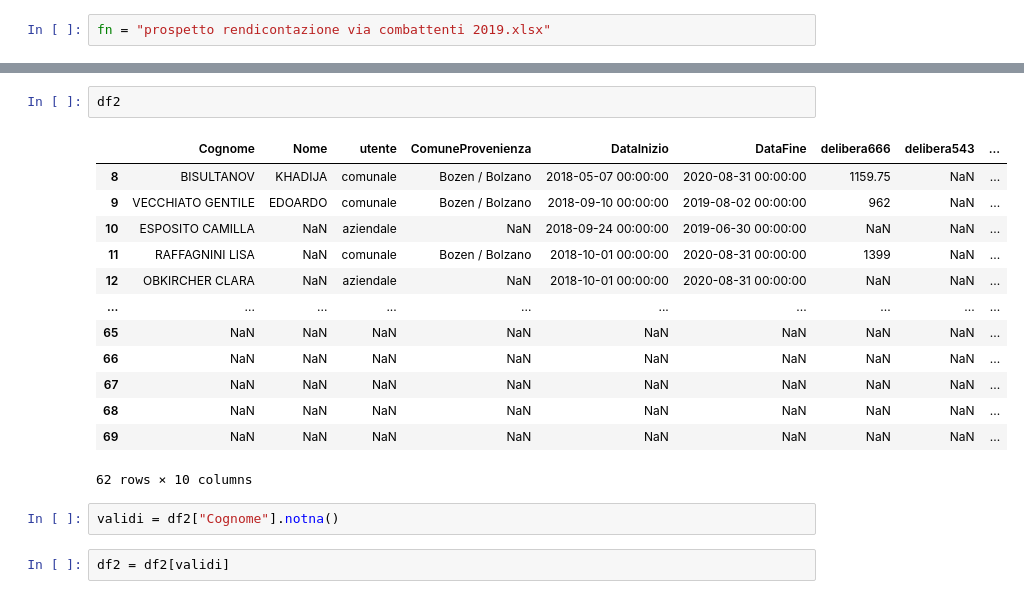
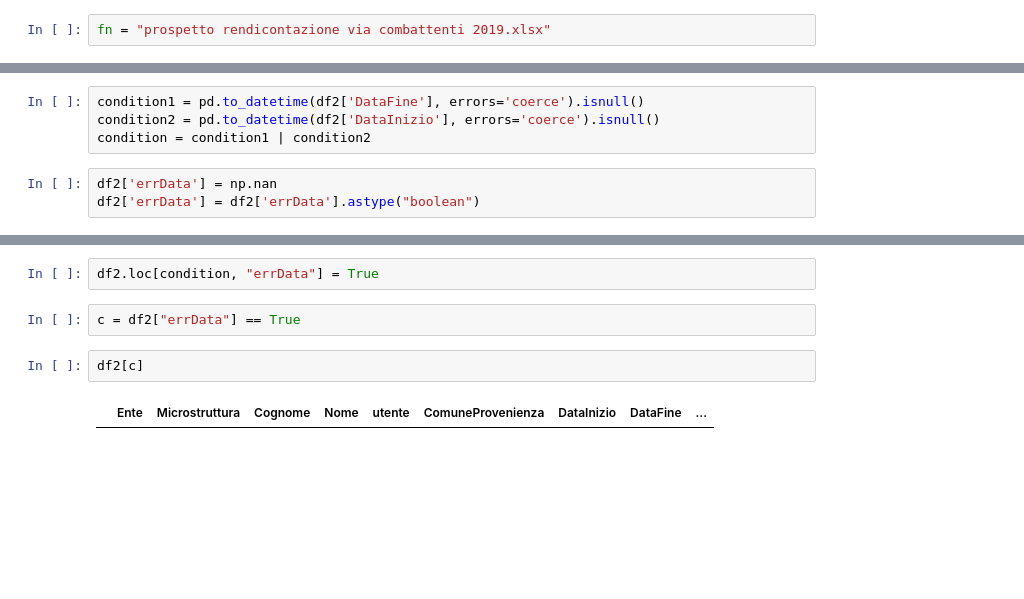
Before and after one commit to stfzz/max, a Jupyter notebook: pages/Jupyter/kitas.ipynb, the cells around one changed output, grey strips where cells are left out. Saved outputs shown, nothing was run; the diff lists cells and outputs as text; blank space fills up the shorter version.

Commit message:
consolidato prepare_data per entrambi i fogli

```diff
--- a/pages/Jupyter/kitas.ipynb
+++ b/pages/Jupyter/kitas.ipynb
@@ -69,0 +40,7 @@ df2.columns = ["Cognome", "Nome", "utente", "ComuneProvenienza", "DataInizio","D
+# %%
+condition1 = pd.to_datetime(df2['DataFine'], errors='coerce').isnull()
+condition2 = pd.to_datetime(df2['DataInizio'], errors='coerce').isnull()
+condition = condition1 | condition2
+# %%
+df2['errData'] = np.nan
+df2['errData'] = df2['errData'].astype("boolean")
@@ -70,20 +65,8 @@ df2.columns = ["Cognome", "Nome", "utente", "ComuneProvenienza", "DataInizio","D
+# %%
+df2.loc[condition, "errData"] = True
+# %%
+c = df2["errData"] == True
 # %%
-df2
+df2[c]
 # %% [output]
-|  | Cognome | Nome | utente | ComuneProvenienza | DataInizio | DataFine | delibera666 | delibera543 | ... |
-| 8 | BISULTANOV | KHADIJA | comunale | Bozen / Bolzano | 2018-05-07 00:00:00 | 2020-08-31 00:00:00 | 1159.75 | NaN | ... |
-| 9 | VECCHIATO GENTILE | EDOARDO | comunale | Bozen / Bolzano | 2018-09-10 00:00:00 | 2019-08-02 00:00:00 | 962 | NaN | ... |
-| 10 | ESPOSITO CAMILLA | NaN | aziendale | NaN | 2018-09-24 00:00:00 | 2019-06-30 00:00:00 | NaN | NaN | ... |
-| 11 | RAFFAGNINI LISA | NaN | comunale | Bozen / Bolzano | 2018-10-01 00:00:00 | 2020-08-31 00:00:00 | 1399 | NaN | ... |
-| 12 | OBKIRCHER CLARA | NaN | aziendale | NaN | 2018-10-01 00:00:00 | 2020-08-31 00:00:00 | NaN | NaN | ... |
-| ... | ... | ... | ... | ... | ... | ... | ... | ... | ... |
-| 65 | NaN | NaN | NaN | NaN | NaN | NaN | NaN | NaN | ... |
-| 66 | NaN | NaN | NaN | NaN | NaN | NaN | NaN | NaN | ... |
-| 67 | NaN | NaN | NaN | NaN | NaN | NaN | NaN | NaN | ... |
-| 68 | NaN | NaN | NaN | NaN | NaN | NaN | NaN | NaN | ... |
-| 69 | NaN | NaN | NaN | NaN | NaN | NaN | NaN | NaN | ... |
+|  | Ente | Microstruttura | Cognome | Nome | utente | ComuneProvenienza | DataInizio | DataFine | ... |
-62 rows × 10 columns
-# %%
-validi = df2["Cognome"].notna()
-# %%
-df2 = df2[validi]
```
Also changed, not shown: parts of 15 cells of this notebook, 2 other files.
